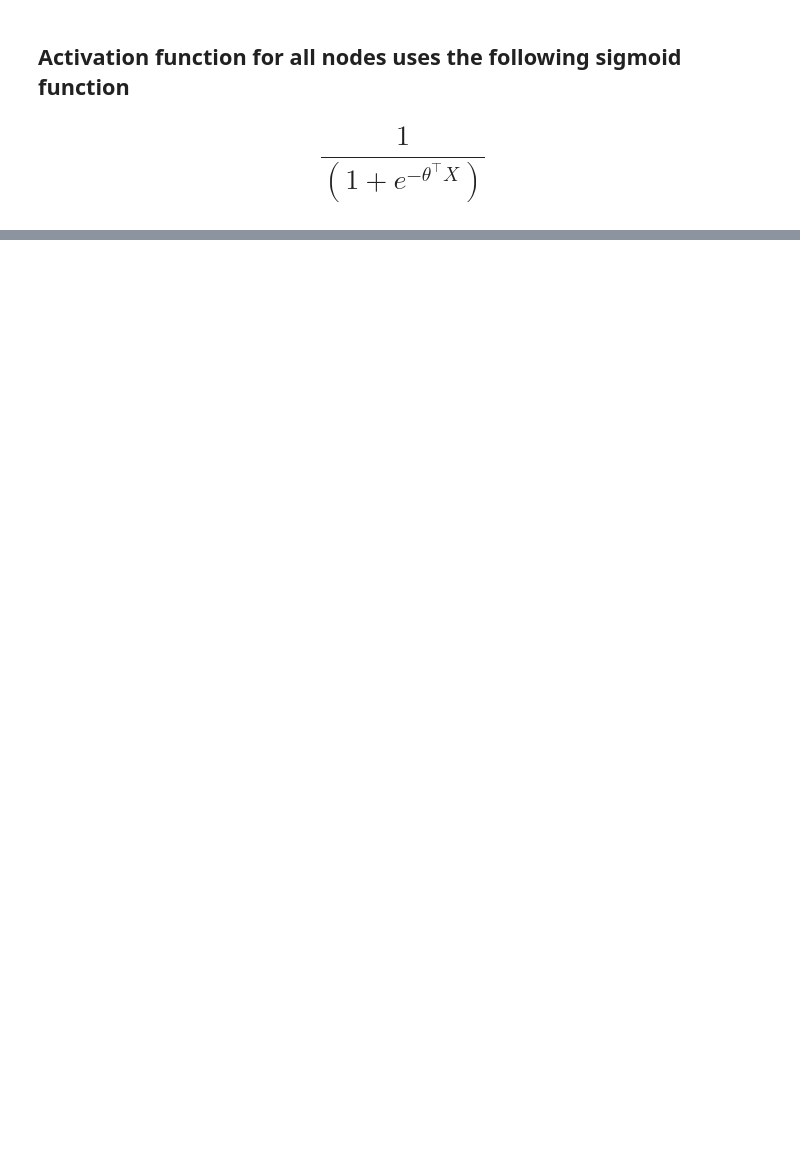
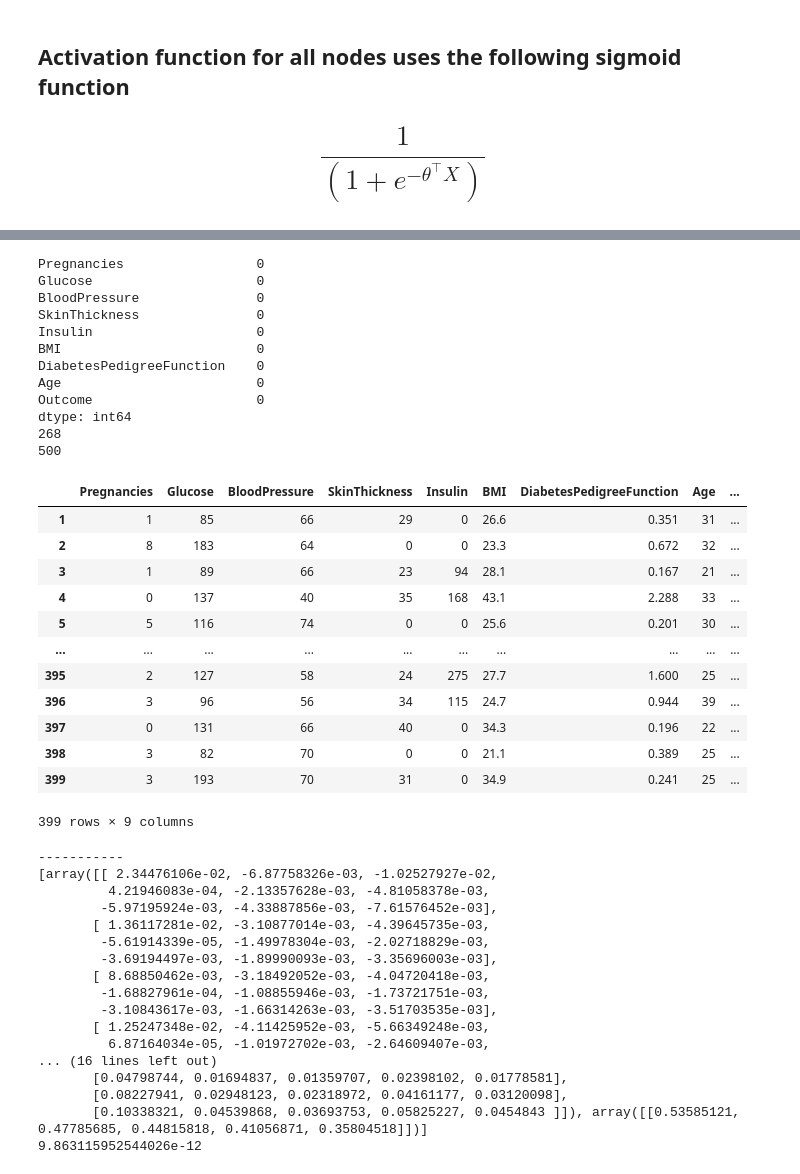
Before and after one commit to Davidyao99/machine-learning-basic, a Jupyter notebook: Neural Network.ipynb, the cells around one changed output, grey strips where cells are left out. Saved outputs shown, nothing was run; the diff lists cells and outputs as text; code cells hidden in the pictures; blank space fills up the shorter version.

```diff
--- a/Neural Network.ipynb
+++ b/Neural Network.ipynb
@@ -135 +164,67 @@ def gradient_checking(X, y, network_structure, lbd):
+# %%
+df = pd.read_csv("data/logistic_diabetes.csv")
+print(df.isnull().sum())
+print(len(df[df['Outcome']==1]))
+print(len(df[df['Outcome']==0])) # making sure data is balanced, a bit of imbalance but should be okay
+# train=df.sample(frac=0.75,random_state=150) #random state is a seed value
+# test=df.drop(train.index)
+
+train = df.iloc[1:400]
+display(train)
+
+train_x = train.loc[:,train.columns != "Outcome"] # splitting dependent and independent variables
+test_x = test.loc[:,test.columns != "Outcome"]
+train_y = train['Outcome'].values
+test_y = test['Outcome'].values
+
+train_mean = train_x.mean(axis=0) # mean normalization
+train_std = train_x.std(axis=0)
+train_x = normalize(train_x,train_mean ,train_std)
+test_x = normalize(test_x,train_mean ,train_std )
+train_y = train_y.reshape(1, len(train_y))
+print("-----------")
+gradient_checking(train_x, train_y, [train_x.shape[1],4,4,1], 0.1)
+# %% [output]
+Pregnancies                 0
+Glucose                     0
+BloodPressure               0
+SkinThickness               0
+Insulin                     0
+BMI                         0
+DiabetesPedigreeFunction    0
+Age                         0
+Outcome                     0
+dtype: int64
+268
+500
+|  | Pregnancies | Glucose | BloodPressure | SkinThickness | Insulin | BMI | DiabetesPedigreeFunction | Age | ... |
+| 1 | 1 | 85 | 66 | 29 | 0 | 26.6 | 0.351 | 31 | ... |
+| 2 | 8 | 183 | 64 | 0 | 0 | 23.3 | 0.672 | 32 | ... |
+| 3 | 1 | 89 | 66 | 23 | 94 | 28.1 | 0.167 | 21 | ... |
+| 4 | 0 | 137 | 40 | 35 | 168 | 43.1 | 2.288 | 33 | ... |
+| 5 | 5 | 116 | 74 | 0 | 0 | 25.6 | 0.201 | 30 | ... |
+| ... | ... | ... | ... | ... | ... | ... | ... | ... | ... |
+| 395 | 2 | 127 | 58 | 24 | 275 | 27.7 | 1.600 | 25 | ... |
+| 396 | 3 | 96 | 56 | 34 | 115 | 24.7 | 0.944 | 39 | ... |
+| 397 | 0 | 131 | 66 | 40 | 0 | 34.3 | 0.196 | 22 | ... |
+| 398 | 3 | 82 | 70 | 0 | 0 | 21.1 | 0.389 | 25 | ... |
+| 399 | 3 | 193 | 70 | 31 | 0 | 34.9 | 0.241 | 25 | ... |
+399 rows × 9 columns
+-----------
+[array([[ 2.34476106e-02, -6.87758326e-03, -1.02527927e-02,
+         4.21946083e-04, -2.13357628e-03, -4.81058378e-03,
+        -5.97195924e-03, -4.33887856e-03, -7.61576452e-03],
+       [ 1.36117281e-02, -3.10877014e-03, -4.39645735e-03,
+        -5.61914339e-05, -1.49978304e-03, -2.02718829e-03,
+        -3.69194497e-03, -1.89990093e-03, -3.35696003e-03],
+       [ 8.68850462e-03, -3.18492052e-03, -4.04720418e-03,
+        -1.68827961e-04, -1.08855946e-03, -1.73721751e-03,
+        -3.10843617e-03, -1.66314263e-03, -3.51703535e-03],
+       [ 1.25247348e-02, -4.11425952e-03, -5.66349248e-03,
+         6.87164034e-05, -1.01972702e-03, -2.64609407e-03,
+... (16 lines left out)
+       [0.04798744, 0.01694837, 0.01359707, 0.02398102, 0.01778581],
+       [0.08227941, 0.02948123, 0.02318972, 0.04161177, 0.03120098],
+       [0.10338321, 0.04539868, 0.03693753, 0.05825227, 0.0454843 ]]), array([[0.53585121, 0.47785685, 0.44815818, 0.41056871, 0.35804518]])]
+9.863115952544026e-12
 # %%
```
Also changed, not shown: parts of 16 cells of this notebook.
